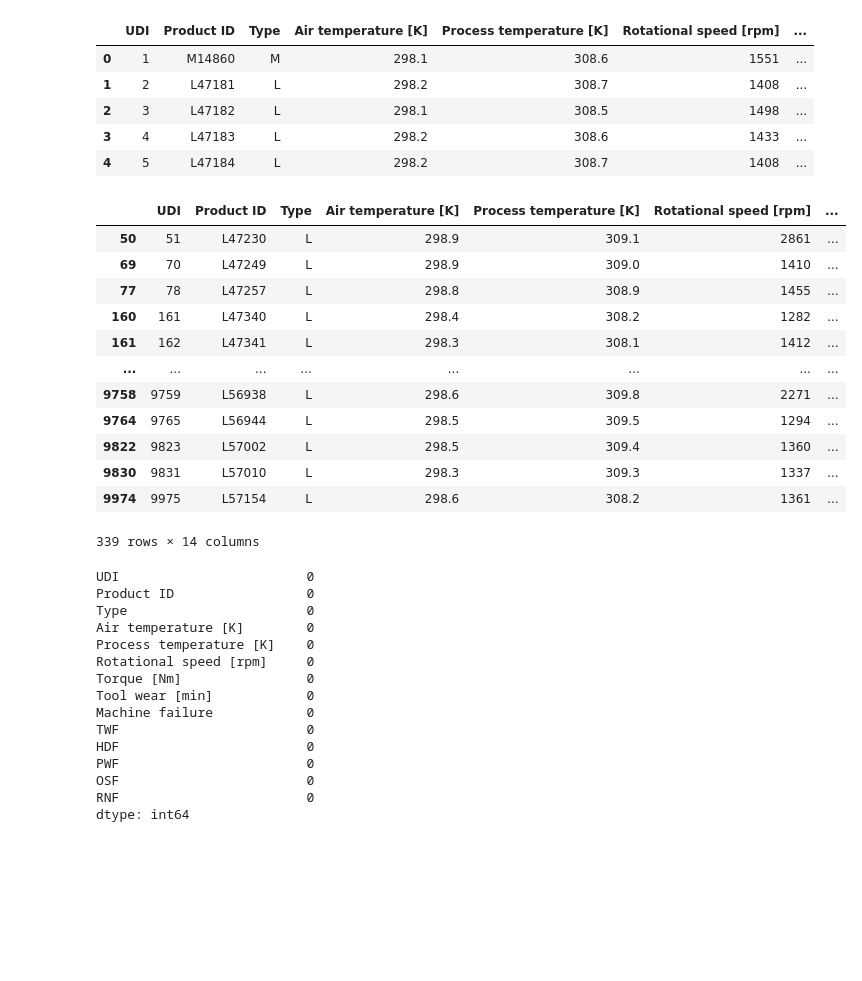
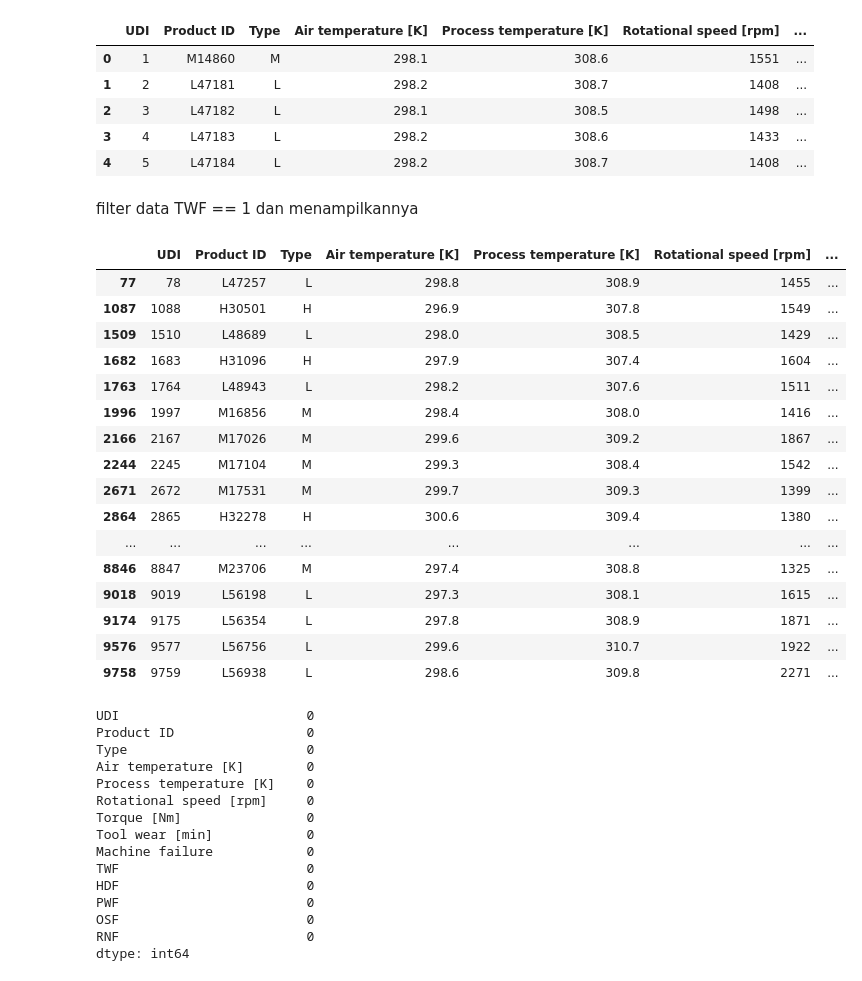
Before and after one commit to IzzanNurAL/sic5_machine_learning, a Jupyter notebook: main.ipynb, the cells around one changed output. Drawn from its saved outputs; the diff is of its cells as text; code cells hidden in the pictures; blank space fills up the shorter version.

```diff
--- a/main.ipynb
+++ b/main.ipynb
@@ -43,24 +47,30 @@ df.head()
 | 2 | 3 | L47182 | L | 298.1 | 308.5 | 1498 | ... |
 | 3 | 4 | L47183 | L | 298.2 | 308.6 | 1433 | ... |
 | 4 | 5 | L47184 | L | 298.2 | 308.7 | 1408 | ... |
+# %% [markdown]
+filter data TWF == 1 dan menampilkannya
 # %%
-df_failure = df[df['Machine failure'] == 1]
+df_twf = df[df['TWF'] == 1]
-# %%
-df_failure
-# %% [output]
-|  | UDI | Product ID | Type | Air temperature [K] | Process temperature [K] | Rotational speed [rpm] | ... |
-| 50 | 51 | L47230 | L | 298.9 | 309.1 | 2861 | ... |
-| 69 | 70 | L47249 | L | 298.9 | 309.0 | 1410 | ... |
-| 77 | 78 | L47257 | L | 298.8 | 308.9 | 1455 | ... |
-| 160 | 161 | L47340 | L | 298.4 | 308.2 | 1282 | ... |
-| 161 | 162 | L47341 | L | 298.3 | 308.1 | 1412 | ... |
-| ... | ... | ... | ... | ... | ... | ... | ... |
-| 9758 | 9759 | L56938 | L | 298.6 | 309.8 | 2271 | ... |
-| 9764 | 9765 | L56944 | L | 298.5 | 309.5 | 1294 | ... |
-| 9822 | 9823 | L57002 | L | 298.5 | 309.4 | 1360 | ... |
-| 9830 | 9831 | L57010 | L | 298.3 | 309.3 | 1337 | ... |
-| 9974 | 9975 | L57154 | L | 298.6 | 308.2 | 1361 | ... |
-339 rows × 14 columns
+# %%
+df_twf
+# %% [output]
+|  | UDI | Product ID | Type | Air temperature [K] | Process temperature [K] | Rotational speed [rpm] | ... |
+| 77 | 78 | L47257 | L | 298.8 | 308.9 | 1455 | ... |
+| 1087 | 1088 | H30501 | H | 296.9 | 307.8 | 1549 | ... |
+| 1509 | 1510 | L48689 | L | 298.0 | 308.5 | 1429 | ... |
+| 1682 | 1683 | H31096 | H | 297.9 | 307.4 | 1604 | ... |
+| 1763 | 1764 | L48943 | L | 298.2 | 307.6 | 1511 | ... |
+| 1996 | 1997 | M16856 | M | 298.4 | 308.0 | 1416 | ... |
+| 2166 | 2167 | M17026 | M | 299.6 | 309.2 | 1867 | ... |
+| 2244 | 2245 | M17104 | M | 299.3 | 308.4 | 1542 | ... |
+| 2671 | 2672 | M17531 | M | 299.7 | 309.3 | 1399 | ... |
+| 2864 | 2865 | H32278 | H | 300.6 | 309.4 | 1380 | ... |
+| ... | ... | ... | ... | ... | ... | ... | ... |
+| 8846 | 8847 | M23706 | M | 297.4 | 308.8 | 1325 | ... |
+| 9018 | 9019 | L56198 | L | 297.3 | 308.1 | 1615 | ... |
+| 9174 | 9175 | L56354 | L | 297.8 | 308.9 | 1871 | ... |
+| 9576 | 9577 | L56756 | L | 299.6 | 310.7 | 1922 | ... |
+| 9758 | 9759 | L56938 | L | 298.6 | 309.8 | 2271 | ... |
 # %%
 df.isnull().sum()
 # %% [output]
```
Also changed, not shown: parts of 18 cells of this notebook.
